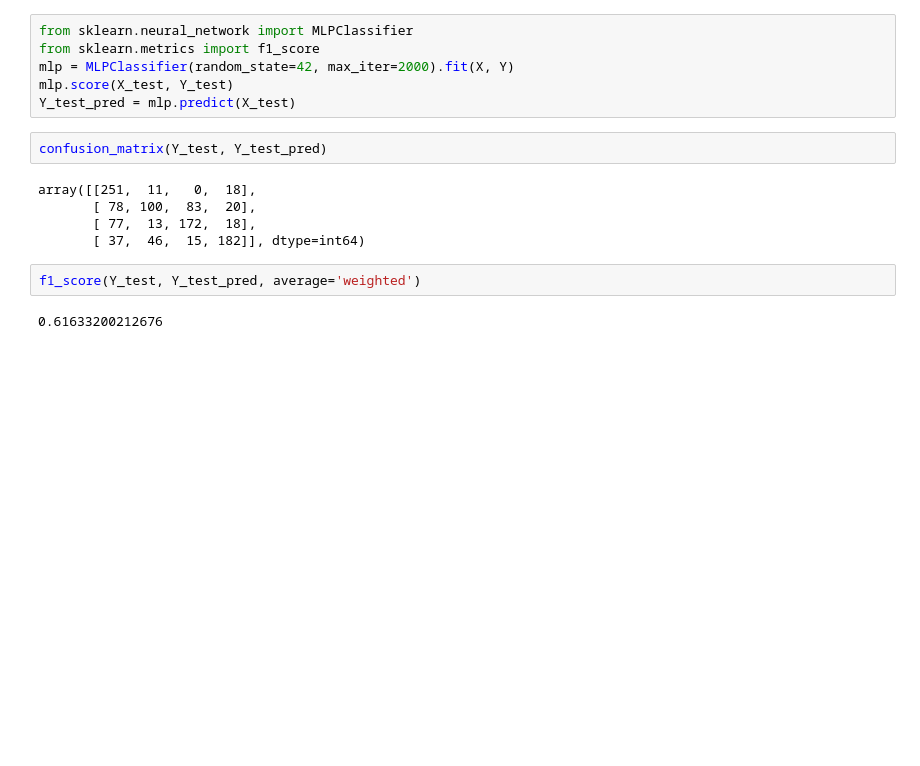
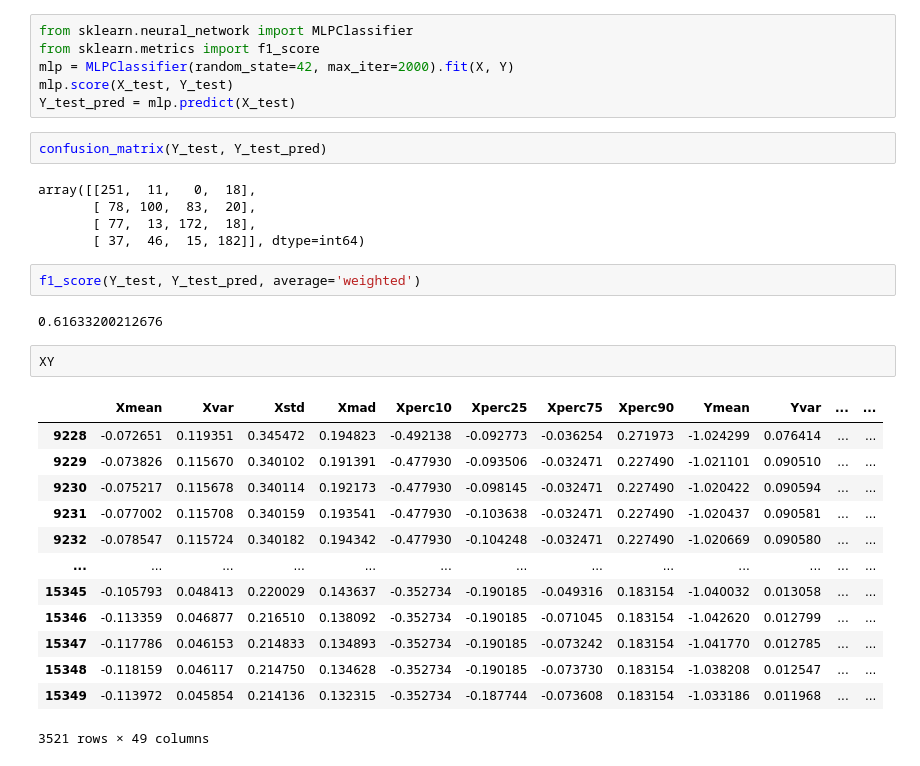
Before and after one commit to makeathonfhnw/WEGA---TeamActim, a Jupyter notebook: excercise_single_patient_1_cleaning_only.ipynb, the cells around one changed output. Drawn from its saved outputs; the diff is of its cells as text; blank space fills up the shorter version.

```diff
--- a/excercise_single_patient_1_cleaning_only.ipynb
+++ b/excercise_single_patient_1_cleaning_only.ipynb
@@ -108,3 +108,19 @@ array([[251,  11,   0,  18],
 f1_score(Y_test, Y_test_pred, average='weighted')
 # %% [output]
 0.61633200212676
+# %%
+XY
+# %% [output]
+|  | Xmean | Xvar | Xstd | Xmad | Xperc10 | Xperc25 | Xperc75 | Xperc90 | Ymean | Yvar | ... | ... |
+| 9228 | -0.072651 | 0.119351 | 0.345472 | 0.194823 | -0.492138 | -0.092773 | -0.036254 | 0.271973 | -1.024299 | 0.076414 | ... | ... |
+| 9229 | -0.073826 | 0.115670 | 0.340102 | 0.191391 | -0.477930 | -0.093506 | -0.032471 | 0.227490 | -1.021101 | 0.090510 | ... | ... |
+| 9230 | -0.075217 | 0.115678 | 0.340114 | 0.192173 | -0.477930 | -0.098145 | -0.032471 | 0.227490 | -1.020422 | 0.090594 | ... | ... |
+| 9231 | -0.077002 | 0.115708 | 0.340159 | 0.193541 | -0.477930 | -0.103638 | -0.032471 | 0.227490 | -1.020437 | 0.090581 | ... | ... |
+| 9232 | -0.078547 | 0.115724 | 0.340182 | 0.194342 | -0.477930 | -0.104248 | -0.032471 | 0.227490 | -1.020669 | 0.090580 | ... | ... |
+| ... | ... | ... | ... | ... | ... | ... | ... | ... | ... | ... | ... | ... |
+| 15345 | -0.105793 | 0.048413 | 0.220029 | 0.143637 | -0.352734 | -0.190185 | -0.049316 | 0.183154 | -1.040032 | 0.013058 | ... | ... |
+| 15346 | -0.113359 | 0.046877 | 0.216510 | 0.138092 | -0.352734 | -0.190185 | -0.071045 | 0.183154 | -1.042620 | 0.012799 | ... | ... |
+| 15347 | -0.117786 | 0.046153 | 0.214833 | 0.134893 | -0.352734 | -0.190185 | -0.073242 | 0.183154 | -1.041770 | 0.012785 | ... | ... |
+| 15348 | -0.118159 | 0.046117 | 0.214750 | 0.134628 | -0.352734 | -0.190185 | -0.073730 | 0.183154 | -1.038208 | 0.012547 | ... | ... |
+| 15349 | -0.113972 | 0.045854 | 0.214136 | 0.132315 | -0.352734 | -0.187744 | -0.073608 | 0.183154 | -1.033186 | 0.011968 | ... | ... |
+3521 rows × 49 columns
```
Also changed, not shown: 2 other files.
